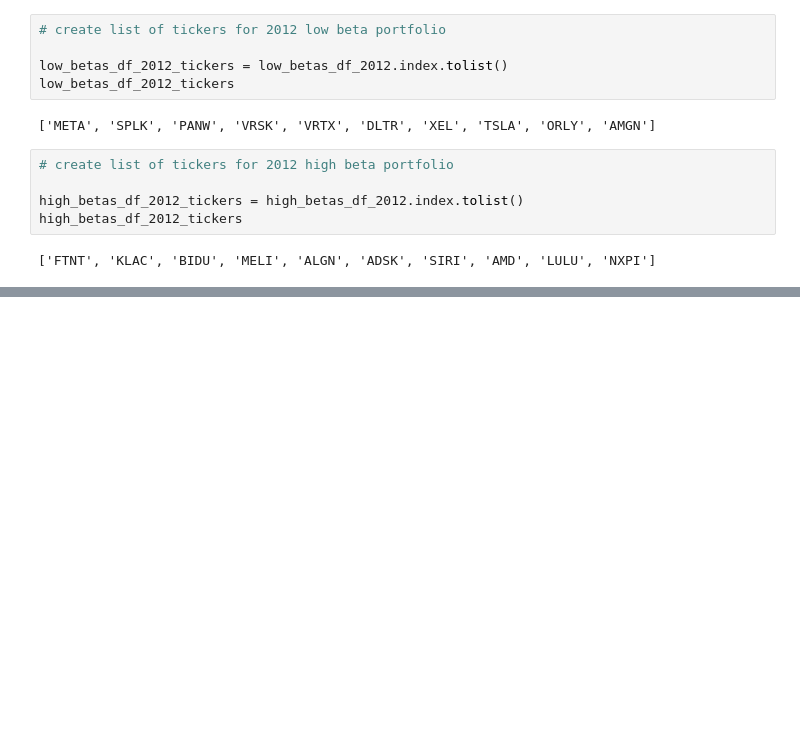
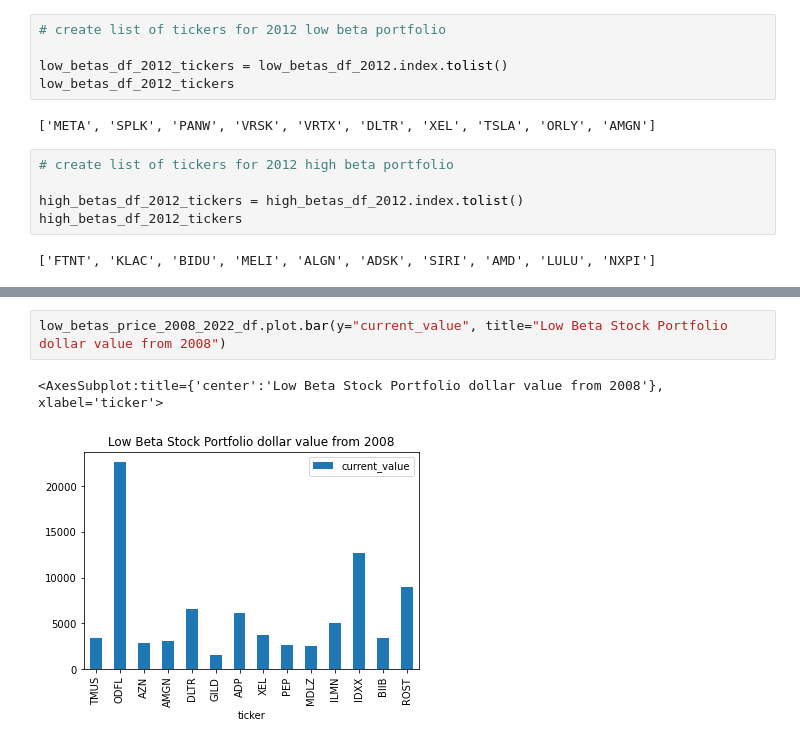
Before and after one commit to jtran1412/Bootcamp-Project-1, a Jupyter notebook: group_project_1.ipynb, the cells around one changed output, grey strips where cells are left out. Cells and saved outputs as stored; diff of their text form; blank space fills up the shorter version.

```diff
--- a/group_project_1.ipynb
+++ b/group_project_1.ipynb
@@ -343,0 +522,5 @@ display(df)
+# %%
+low_betas_price_2008_2022_df.plot.bar(y="current_value", title="Low Beta Stock Portfolio dollar value from 2008")
+# %% [output]
+<AxesSubplot:title={'center':'Low Beta Stock Portfolio dollar value from 2008'}, xlabel='ticker'>
+[figure, added]
```
Also changed, not shown: parts of 42 cells of this notebook.
